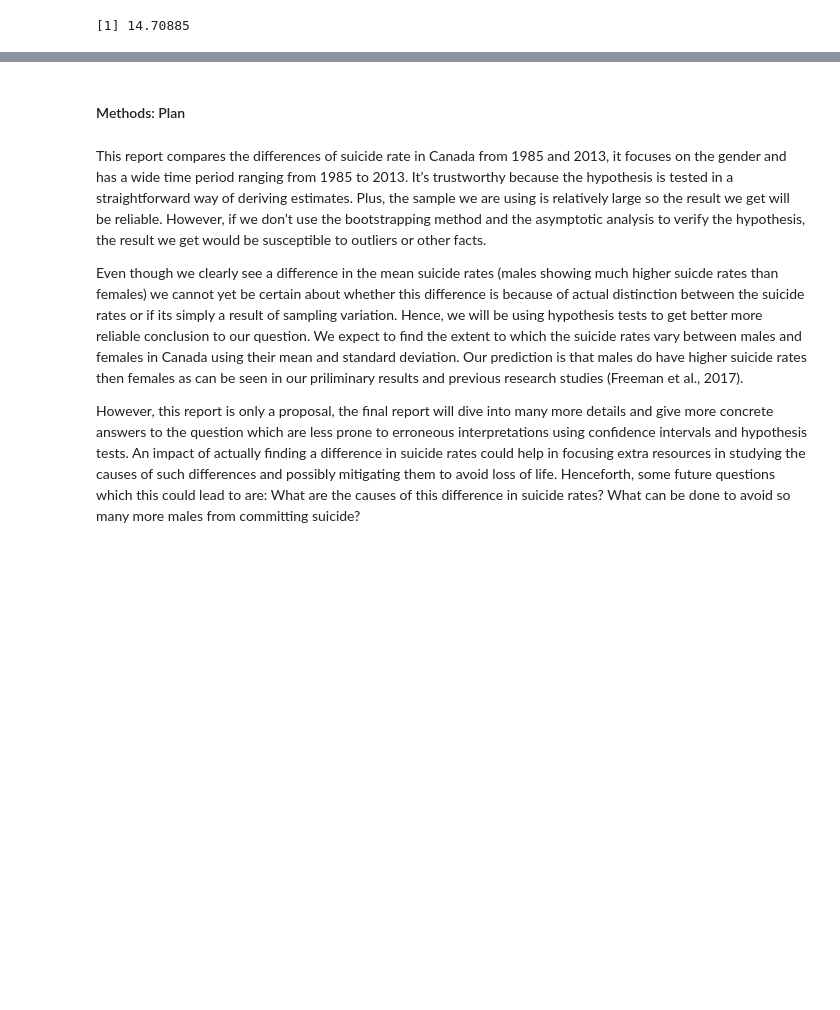
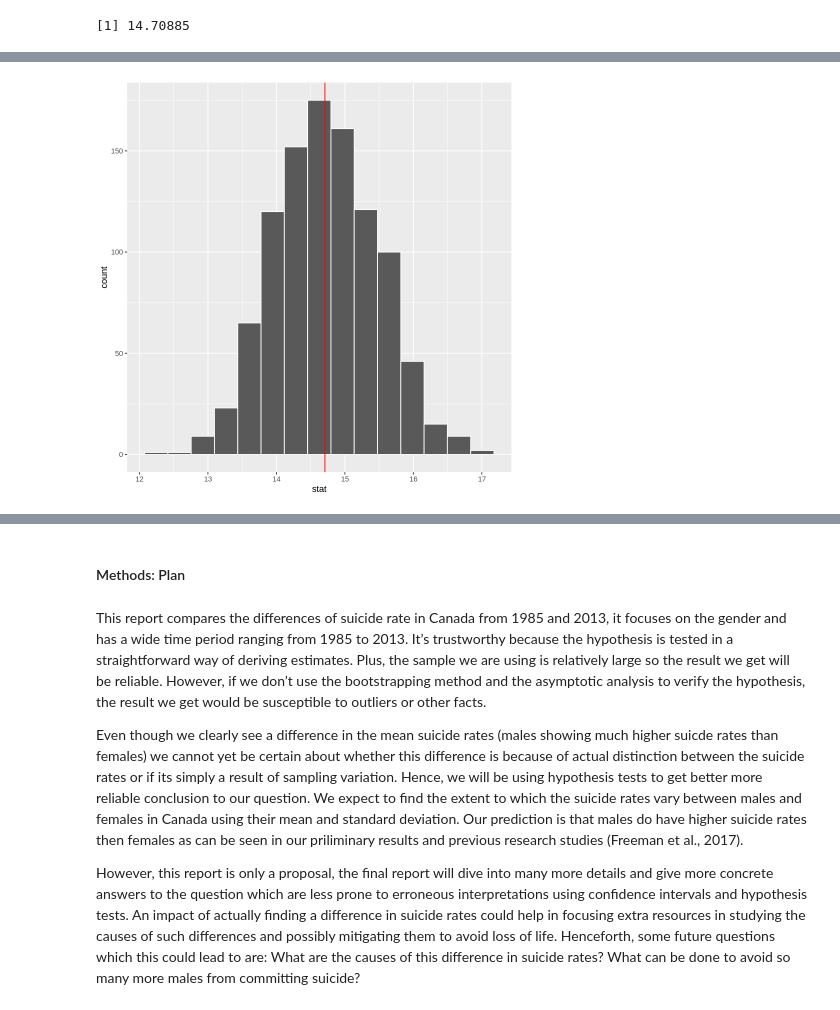
Before and after one commit to agoel25/stat_201_group_11, a Jupyter notebook: Final report.ipynb, the cells around one changed output, grey strips where cells are left out. Saved outputs shown, nothing was run; the diff lists cells and outputs as text; code cells hidden in the pictures; blank space fills up the shorter version.

```diff
--- a/Final report.ipynb
+++ b/Final report.ipynb
@@ -173,0 +163,10 @@ Warning message in regularize.values(x, y, ties, missing(ties), na.rm = na.rm):
+# %%
+# plot the bootstrap distribution with a red vertical line indicating the observed test statistic
+bootstrap_dist_plot <-
+    bootstrap_dist %>%
+    ggplot() +
+    geom_histogram(aes(x=stat), bins = 15, color="white") +
+    geom_vline(xintercept = obs_test_stat, color = "red")
+bootstrap_dist_plot
+# %% [output]
+[figure, added]
```
Also changed, not shown: parts of 9 cells of this notebook.
